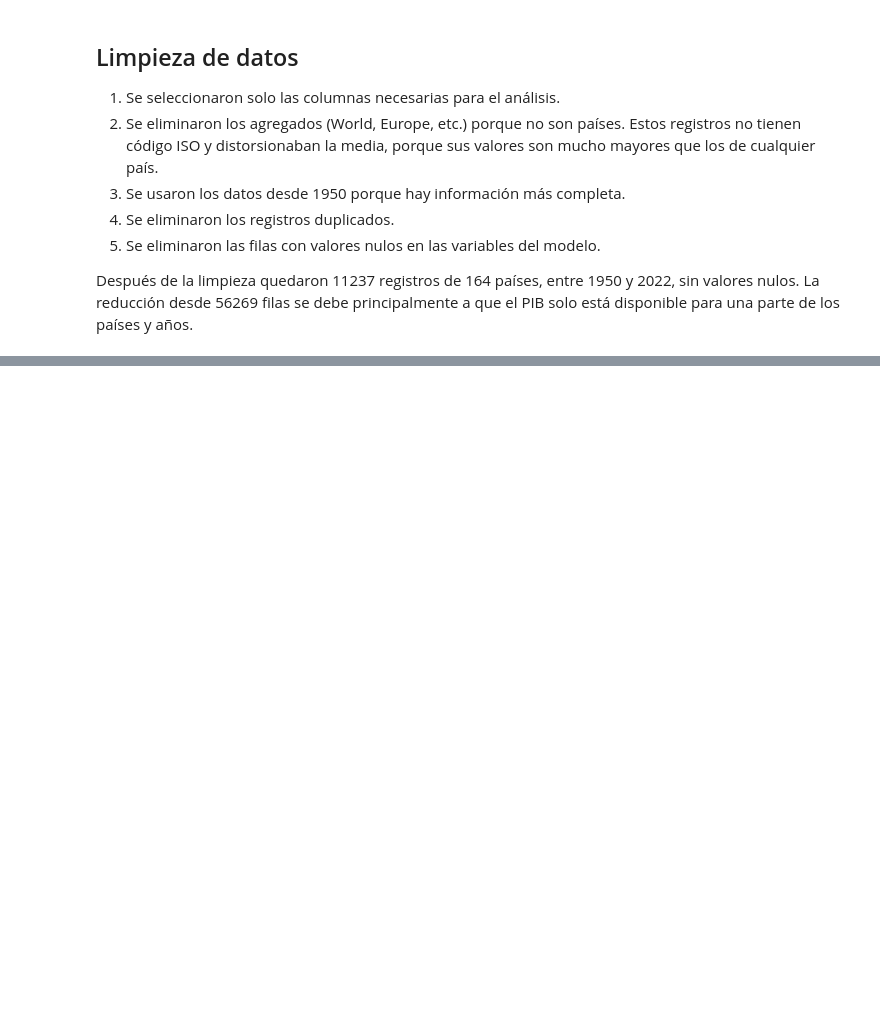
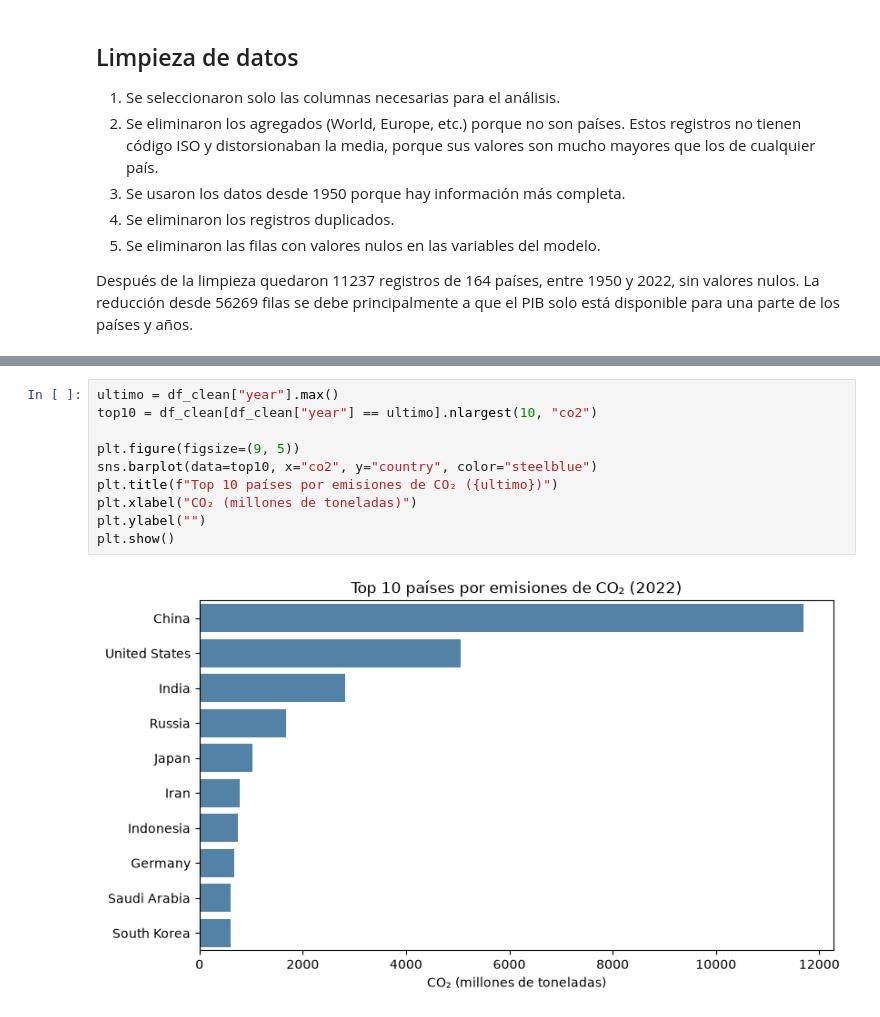
Before and after one commit to C4mila-H/Actividad-4, a Jupyter notebook: Actividad4_CO2.ipynb, the cells around one changed output, grey strips where cells are left out. Cells and saved outputs as stored; diff of their text form; blank space fills up the shorter version.

```diff
--- a/Actividad4_CO2.ipynb
+++ b/Actividad4_CO2.ipynb
@@ -135,0 +150,12 @@ Después de la limpieza quedaron 11237 registros de 164 países, entre 1950 y 20
+# %%
+ultimo = df_clean["year"].max()
+top10 = df_clean[df_clean["year"] == ultimo].nlargest(10, "co2")
+
+plt.figure(figsize=(9, 5))
+sns.barplot(data=top10, x="co2", y="country", color="steelblue")
+plt.title(f"Top 10 países por emisiones de CO₂ ({ultimo})")
+plt.xlabel("CO₂ (millones de toneladas)")
+plt.ylabel("")
+plt.show()
+# %% [output]
+[figure, added]
```
Also changed, not shown: parts of 6 cells of this notebook.
